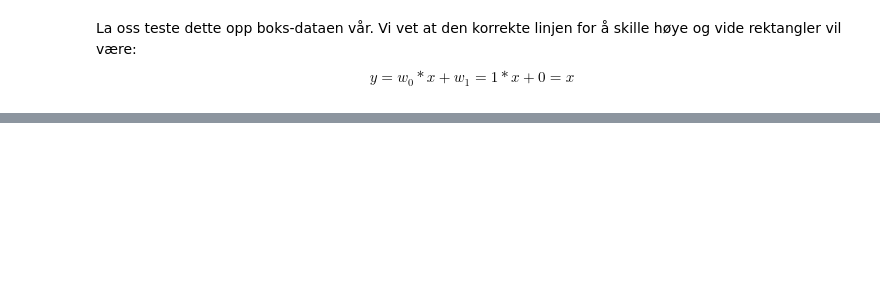
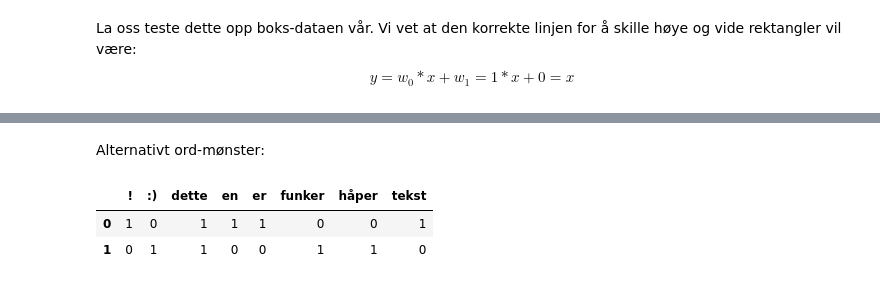
Before and after one commit to peterts/nlp-intro, a Jupyter notebook: notebooks/Presentation.ipynb, the cells around one changed output, grey strips where cells are left out. Saved outputs shown, nothing was run; the diff lists cells and outputs as text; code cells hidden in the pictures; blank space fills up the shorter version.

```diff
--- a/notebooks/Presentation.ipynb
+++ b/notebooks/Presentation.ipynb
@@ -169,0 +208,8 @@ gradient_descent_animation((0, 1), (0, 1), w_real=[1, -1, 0], w_initial=[-0.5, -
+# %%
+from sklearn.feature_extraction.text import CountVectorizer
+import pandas as pd
+
+texts = ["Dette er en tekst!", "håper dette funker :)"]
+vec = CountVectorizer()
+texts_vec = vec.fit_transform(texts)
+pd.DataFrame(texts_vec.todense(), columns=vec.get_feature_names())
@@ -169,0 +230,10 @@ gradient_descent_animation((0, 1), (0, 1), w_real=[1, -1, 0], w_initial=[-0.5, -
+# %% [markdown]
+Alternativt ord-mønster:
+# %%
+vec2 = CountVectorizer(token_pattern="(?:\w+|[^\w\s]+)")
+texts_vec2 = vec2.fit_transform(texts)
+pd.DataFrame(texts_vec2.todense(), columns=vec2.get_feature_names())
+# %% [output]
+|  | ! | :) | dette | en | er | funker | håper | tekst |
+| 0 | 1 | 0 | 1 | 1 | 1 | 0 | 0 | 1 |
+| 1 | 0 | 1 | 1 | 0 | 0 | 1 | 1 | 0 |
```
Also changed, not shown: parts of 66 cells of this notebook, 9 other files.
